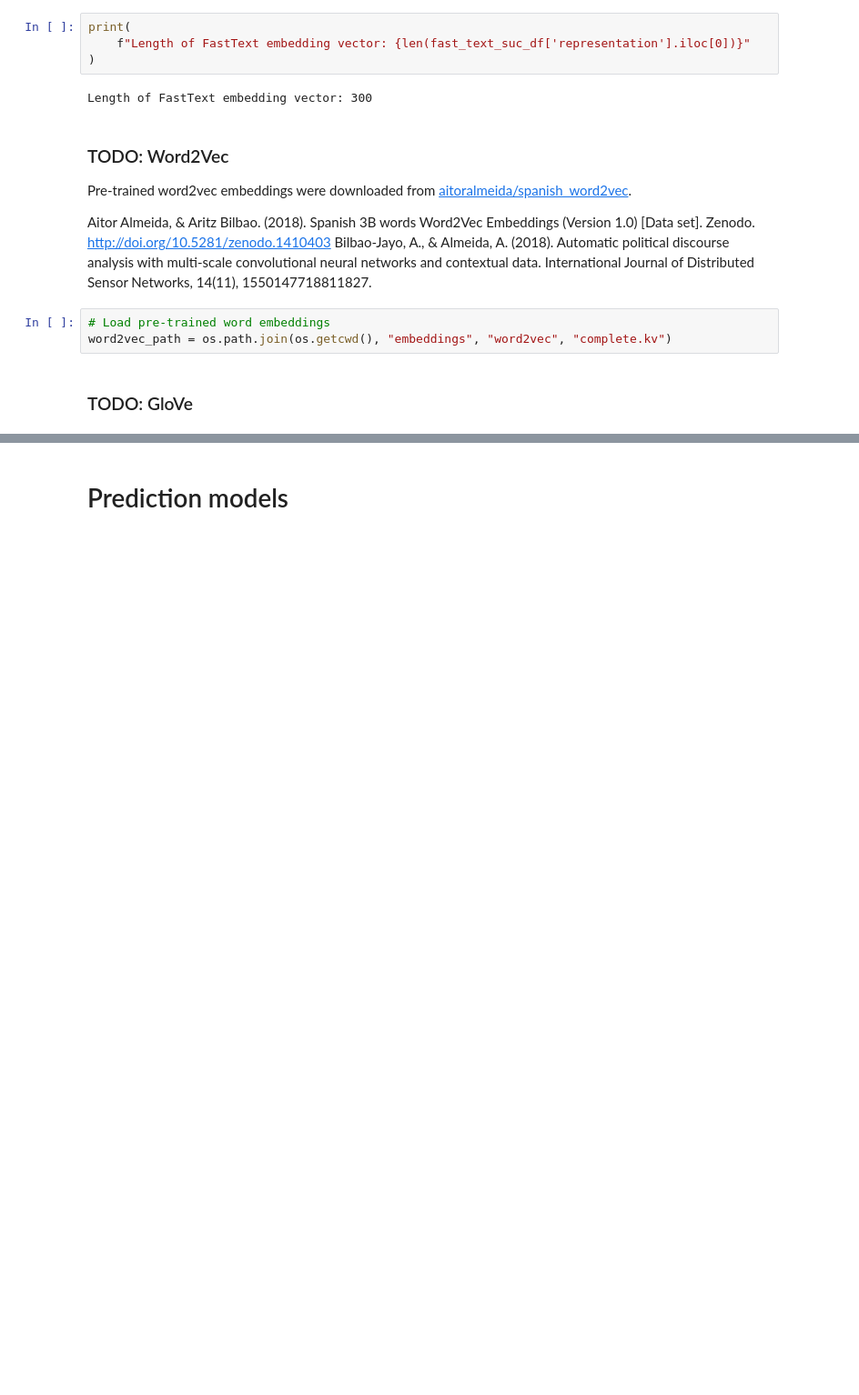
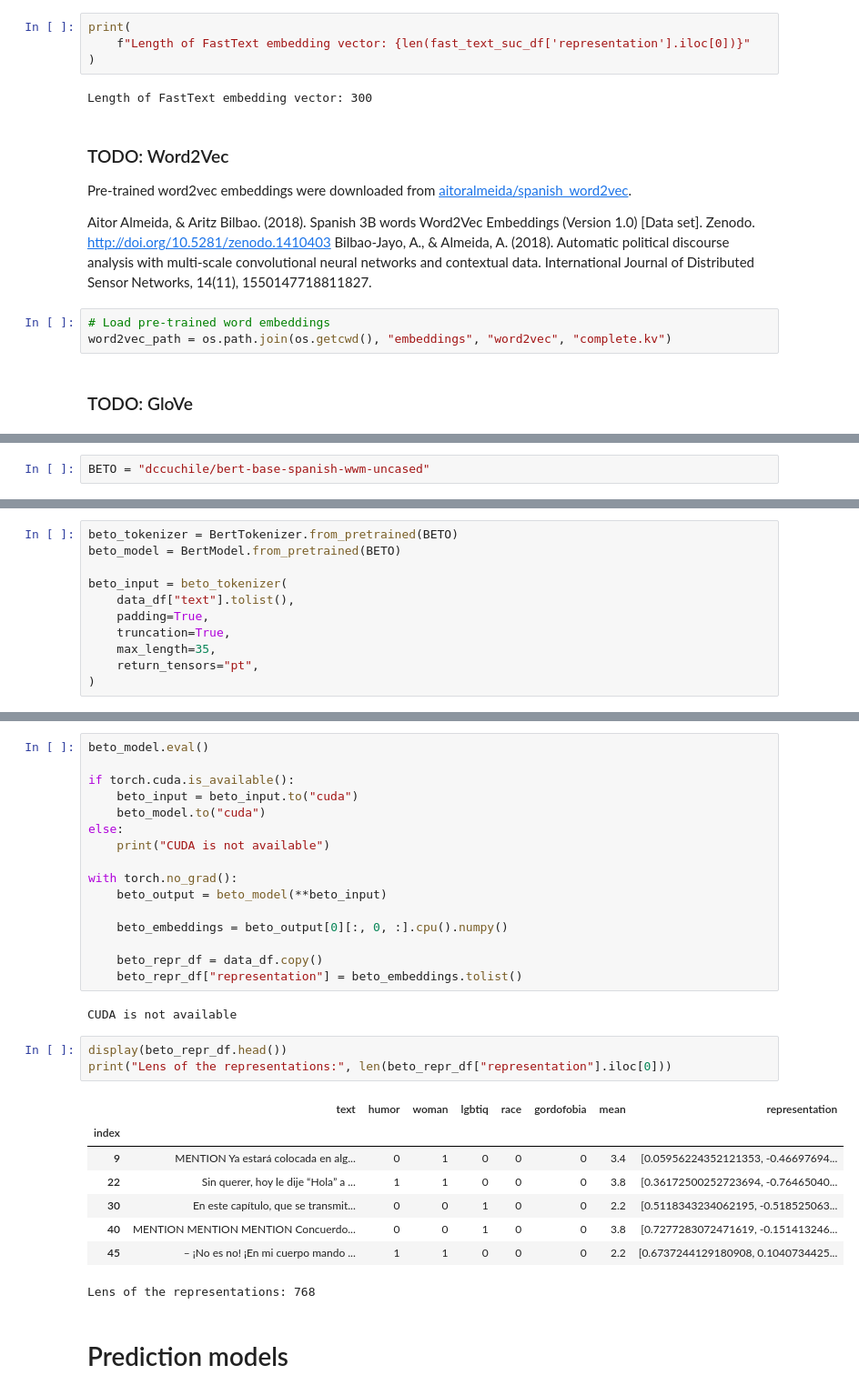
Before and after one commit to steciuk/LNR-hurftul-humor-detector, a Jupyter notebook: project.ipynb, the cells around one changed output, grey strips where cells are left out. Shown at 91% size. Drawn from its saved outputs; the diff is of its cells as text; blank space fills up the shorter version.

Commit message:
Setup beto repr models

```diff
--- a/project.ipynb
+++ b/project.ipynb
@@ -561,0 +567,2 @@ word2vec_path = os.path.join(os.getcwd(), "embeddings", "word2vec", "complete.kv
+# %%
+BETO = "dccuchile/bert-base-spanish-wwm-uncased"
@@ -561,0 +586,11 @@ word2vec_path = os.path.join(os.getcwd(), "embeddings", "word2vec", "complete.kv
+# %%
+beto_tokenizer = BertTokenizer.from_pretrained(BETO)
+beto_model = BertModel.from_pretrained(BETO)
+
+beto_input = beto_tokenizer(
+    data_df["text"].tolist(),
+    padding=True,
+    truncation=True,
+    max_length=35,
+    return_tensors="pt",
+)
@@ -562,2 +603,32 @@ word2vec_path = os.path.join(os.getcwd(), "embeddings", "word2vec", "complete.kv
+# %%
+beto_model.eval()
+
+if torch.cuda.is_available():
+    beto_input = beto_input.to("cuda")
+    beto_model.to("cuda")
+else:
+    print("CUDA is not available")
+
+with torch.no_grad():
+    beto_output = beto_model(**beto_input)
+
+    beto_embeddings = beto_output[0][:, 0, :].cpu().numpy()
+
+    beto_repr_df = data_df.copy()
+    beto_repr_df["representation"] = beto_embeddings.tolist()
+# %% [output]
+CUDA is not available
+# %%
+display(beto_repr_df.head())
+print("Lens of the representations:", len(beto_repr_df["representation"].iloc[0]))
+# %% [output]
+|  | text | humor | woman | lgbtiq | race | gordofobia | mean | representation |
+| index |  |  |  |  |  |  |  |  |
+| 9 | MENTION Ya estará colocada en alg... | 0 | 1 | 0 | 0 | 0 | 3.4 | [0.05956224352121353, -0.46697694... |
+| 22 | Sin querer, hoy le dije “Hola” a ... | 1 | 1 | 0 | 0 | 0 | 3.8 | [0.36172500252723694, -0.76465040... |
+| 30 | En este capítulo, que se transmit... | 0 | 0 | 1 | 0 | 0 | 2.2 | [0.5118343234062195, -0.518525063... |
+| 40 | MENTION MENTION MENTION Concuerdo... | 0 | 0 | 1 | 0 | 0 | 3.8 | [0.7277283072471619, -0.151413246... |
+| 45 | – ¡No es no! ¡En mi cuerpo mando ... | 1 | 1 | 0 | 0 | 0 | 2.2 | [0.6737244129180908, 0.1040734425... |
+Lens of the representations: 768
 # %% [markdown]
 # Prediction models
```
Also changed, not shown: parts of 89 cells of this notebook, 2 other files.
